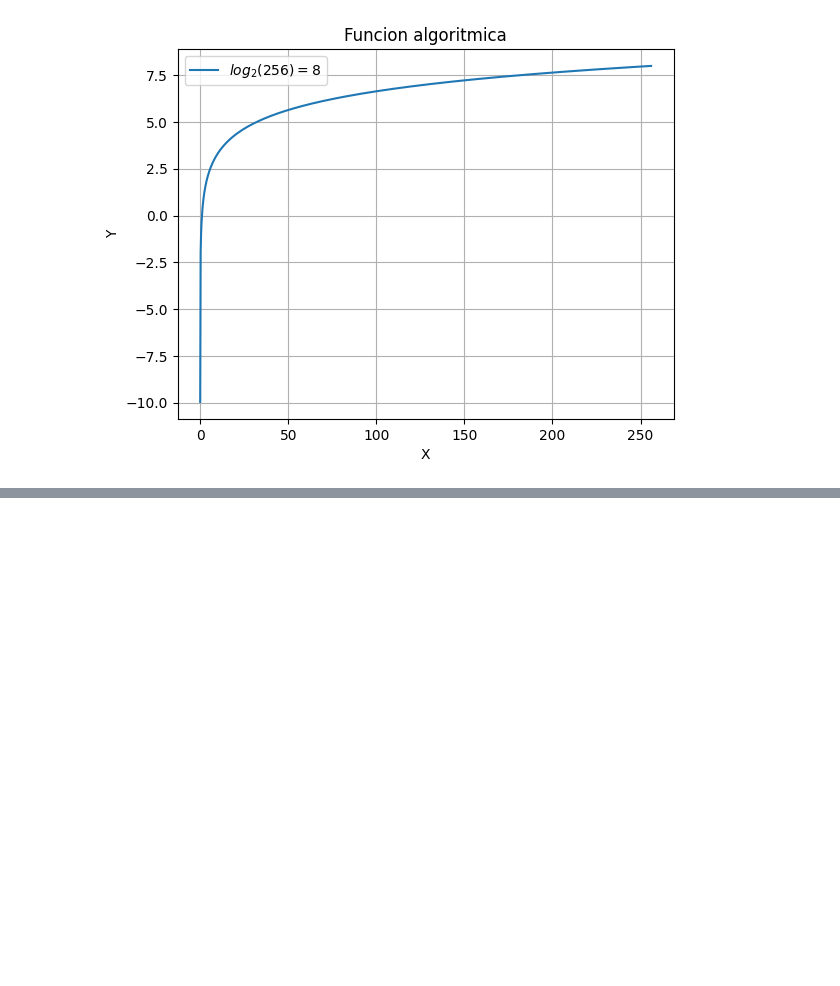
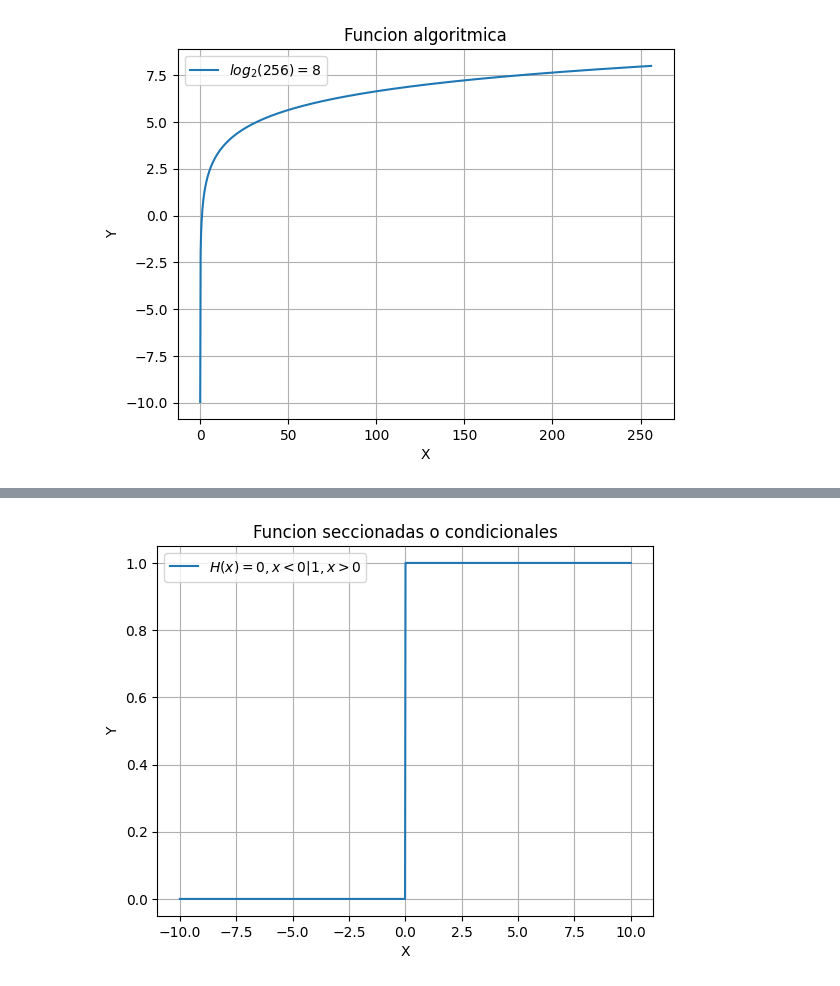
Before and after one commit to XJDevX/myPythonNotes, a Jupyter notebook: FuncAlgebra/FuncionesAlgebraicas.ipynb, the cells around one changed output, grey strips where cells are left out. Saved outputs shown, nothing was run; the diff lists cells and outputs as text; code cells hidden in the pictures; blank space fills up the shorter version.

Commit message:
Terminados apuntes sobre funciones algebraicas

```diff
--- a/FuncAlgebra/FuncionesAlgebraicas.ipynb
+++ b/FuncAlgebra/FuncionesAlgebraicas.ipynb
@@ -194,0 +202,27 @@ plt.show()
+# %%
+## Funciones seccionadas
+def H(x):
+    v = np.zeros(len(x))
+    for idx, x in enumerate(x):
+        if x > 0:
+            v[idx] = 1
+        else:
+            v[idx] = 0
+    return v
+
+n = 1000
+x = np.linspace(-10, 10, n)
+
+y = H(x)
+
+#>> Graficas de la funcion
+plt.plot(x, y, label='$H(x) = 0, x<0|1, x>0$')
+plt.title('Funciones seccionadas o condicionales')
+plt.ylabel('Y')
+plt.xlabel('X')
+plt.legend()
+plt.grid()
+
+plt.show()
+# %% [output]
+[figure, added]
```
Also changed, not shown: parts of 21 cells of this notebook.
